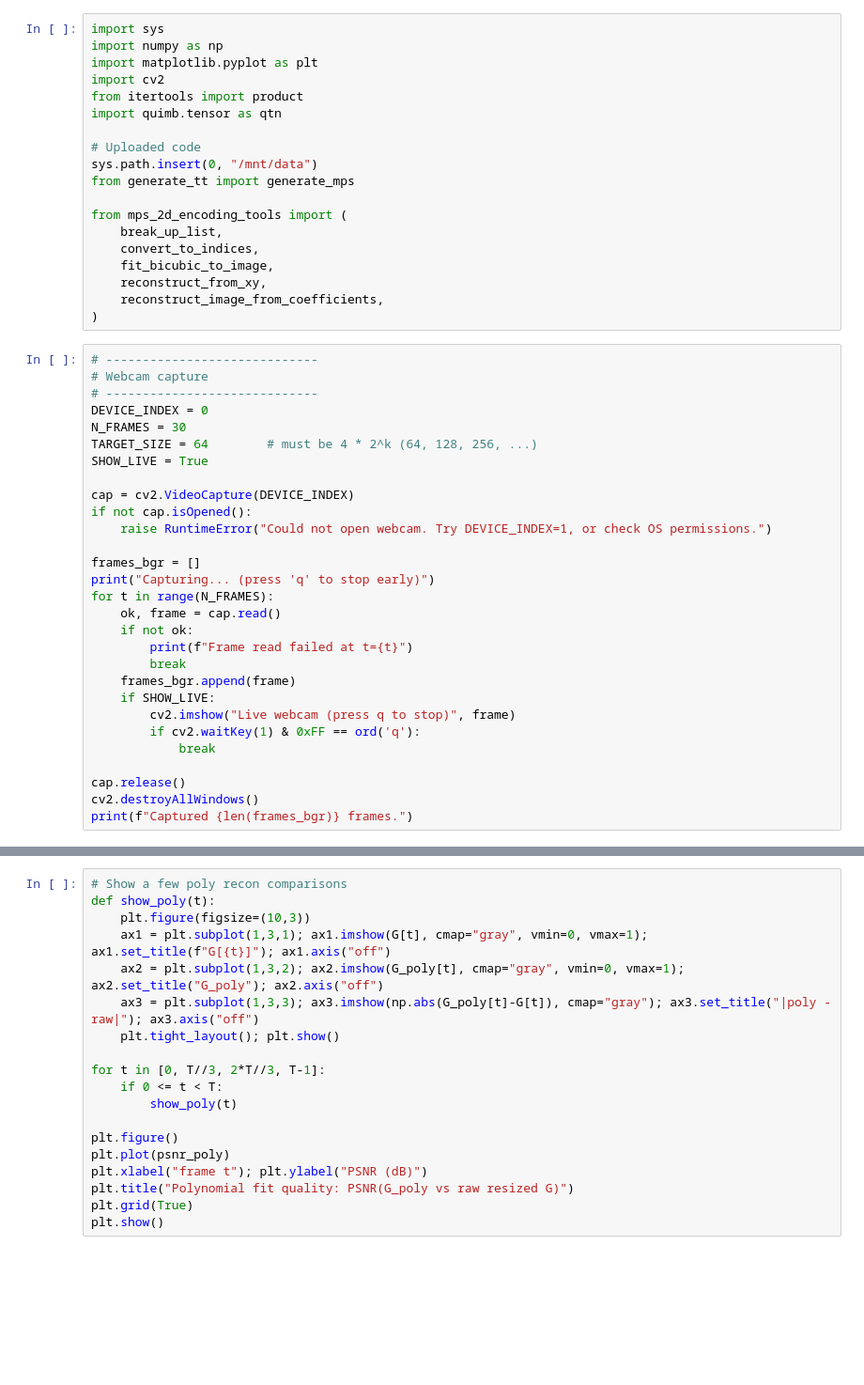
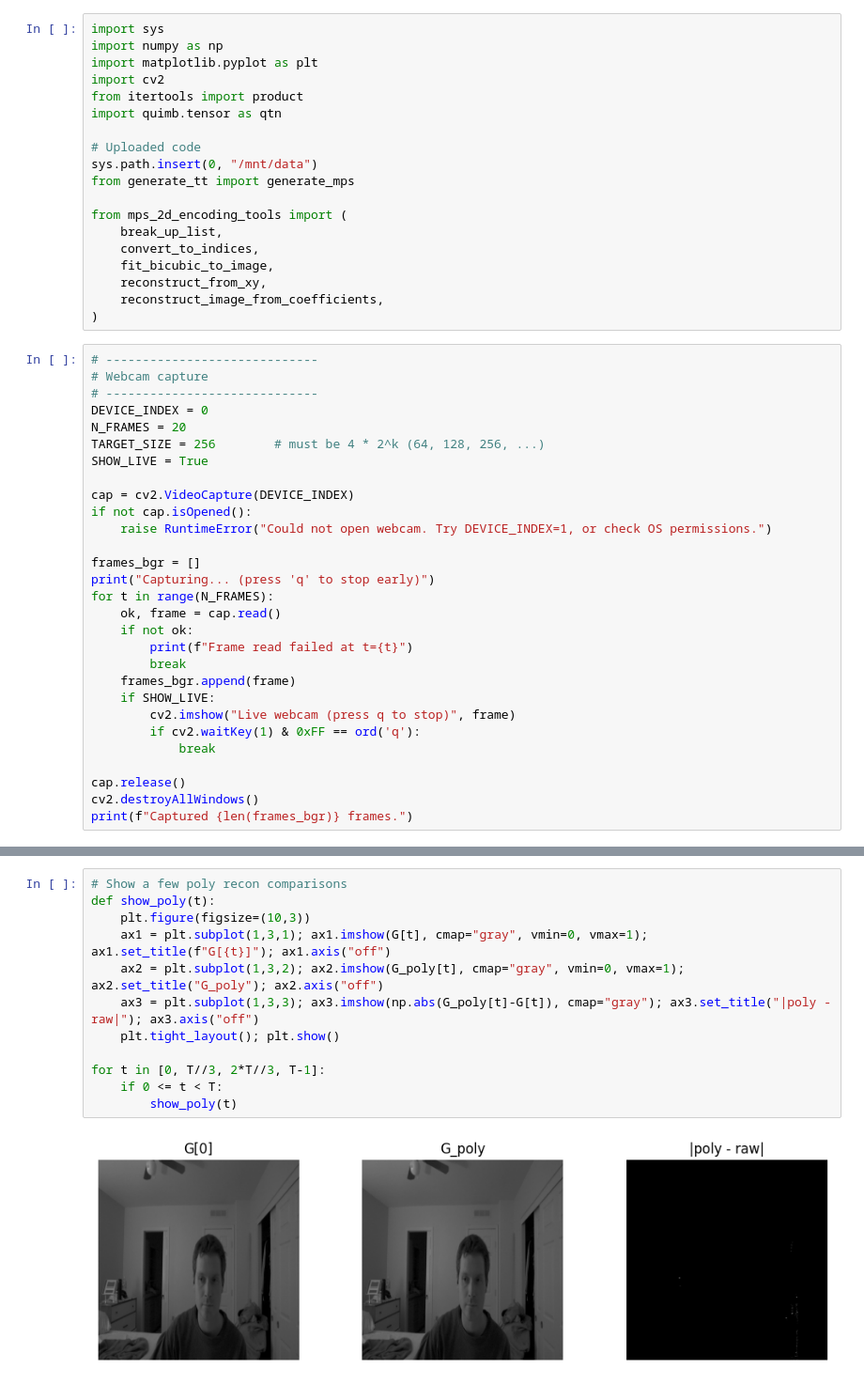
Before and after one commit to gingertonwatts/Tensor-Stream, a Jupyter notebook: webcam_2d_poly_mps_simplified_v1.ipynb, the cells around one changed output, grey strips where cells are left out. Shown at 94% size. Cells and saved outputs as stored; diff of their text form; blank space fills up the shorter version.

```diff
--- a/webcam_2d_poly_mps_simplified_v1.ipynb
+++ b/webcam_2d_poly_mps_simplified_v1.ipynb
@@ -42,8 +22,8 @@ from mps_2d_encoding_tools import (
 # Webcam capture
 # -----------------------------
 DEVICE_INDEX = 0
-N_FRAMES = 30
-TARGET_SIZE = 64        # must be 4 * 2^k (64, 128, 256, ...)
+N_FRAMES = 20
+TARGET_SIZE = 256        # must be 4 * 2^k (64, 128, 256, ...)
 SHOW_LIVE = True
 
 cap = cv2.VideoCapture(DEVICE_INDEX)
@@ -115,19 +104,14 @@ print("Poly fit PSNR mean/min:", float(psnr_poly.mean()), float(psnr_poly.min())
 # %%
 # Show a few poly recon comparisons
 def show_poly(t):
     plt.figure(figsize=(10,3))
     ax1 = plt.subplot(1,3,1); ax1.imshow(G[t], cmap="gray", vmin=0, vmax=1); ax1.set_title(f"G[{t}]"); ax1.axis("off")
     ax2 = plt.subplot(1,3,2); ax2.imshow(G_poly[t], cmap="gray", vmin=0, vmax=1); ax2.set_title("G_poly"); ax2.axis("off")
     ax3 = plt.subplot(1,3,3); ax3.imshow(np.abs(G_poly[t]-G[t]), cmap="gray"); ax3.set_title("|poly - raw|"); ax3.axis("off")
     plt.tight_layout(); plt.show()
 
 for t in [0, T//3, 2*T//3, T-1]:
     if 0 <= t < T:
         show_poly(t)
-
-plt.figure()
-plt.plot(psnr_poly)
-plt.xlabel("frame t"); plt.ylabel("PSNR (dB)")
-plt.title("Polynomial fit quality: PSNR(G_poly vs raw resized G)")
-plt.grid(True)
-plt.show()
+# %% [output]
+[figure, added]
```
Also changed, not shown: parts of 13 cells of this notebook.
